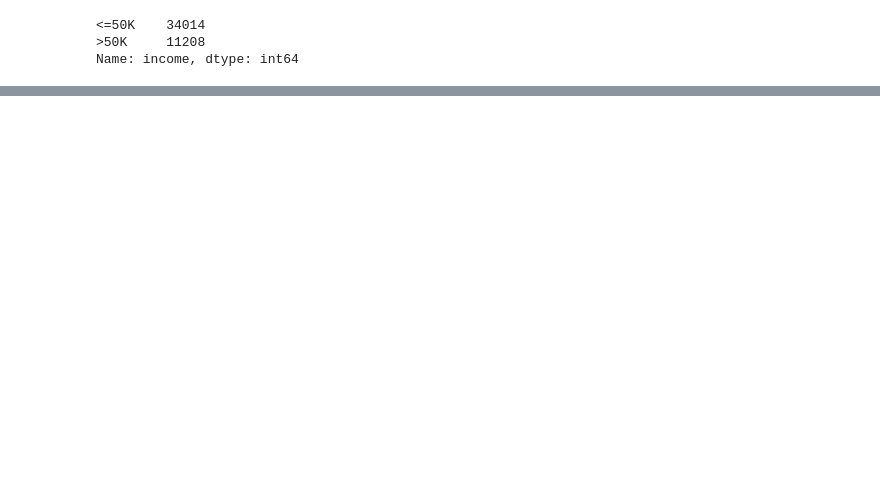
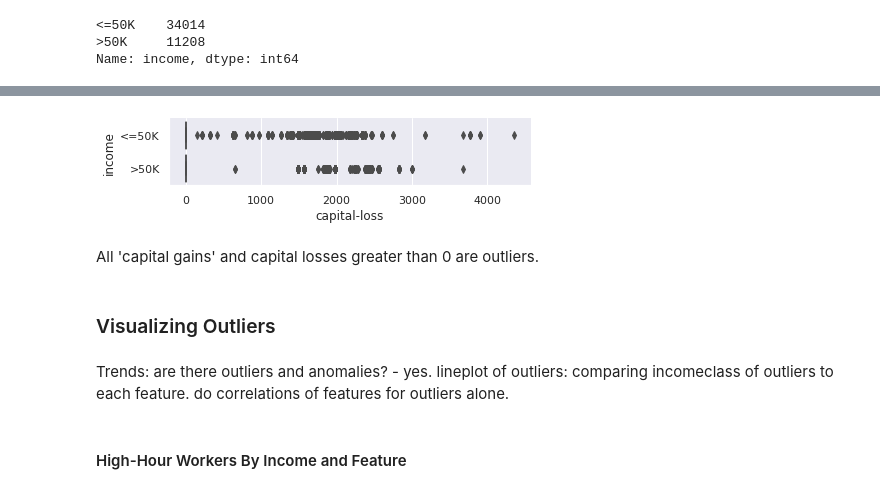
Before and after one commit to vizziviz/otherprojects, a Jupyter notebook: storytelling.ipynb, the cells around one changed output, grey strips where cells are left out. Cells and saved outputs as stored; diff of their text form; code cells hidden in the pictures; blank space fills up the shorter version.

```diff
--- a/storytelling.ipynb
+++ b/storytelling.ipynb
@@ -138,0 +152,15 @@ Series([], Name: hours-per-week, dtype: int64)
+# %%
+g = sns.catplot(x="capital-loss", y="income",
+                kind="box", orient="h", height=1.5, aspect=4,
+                data=df)
+#g.set(xscale="log")
+# %% [output]
+[figure, added]
+# %% [markdown]
+All 'capital gains' and capital losses greater than 0 are outliers.
+# %% [markdown]
+### Visualizing Outliers
+# %% [markdown]
+Trends: are there outliers and anomalies? - yes. lineplot of outliers: comparing incomeclass of outliers to each feature. do correlations of features for outliers alone.
+# %% [markdown]
+#### High-Hour Workers By Income and Feature
```
Also changed, not shown: parts of 52 cells of this notebook.
